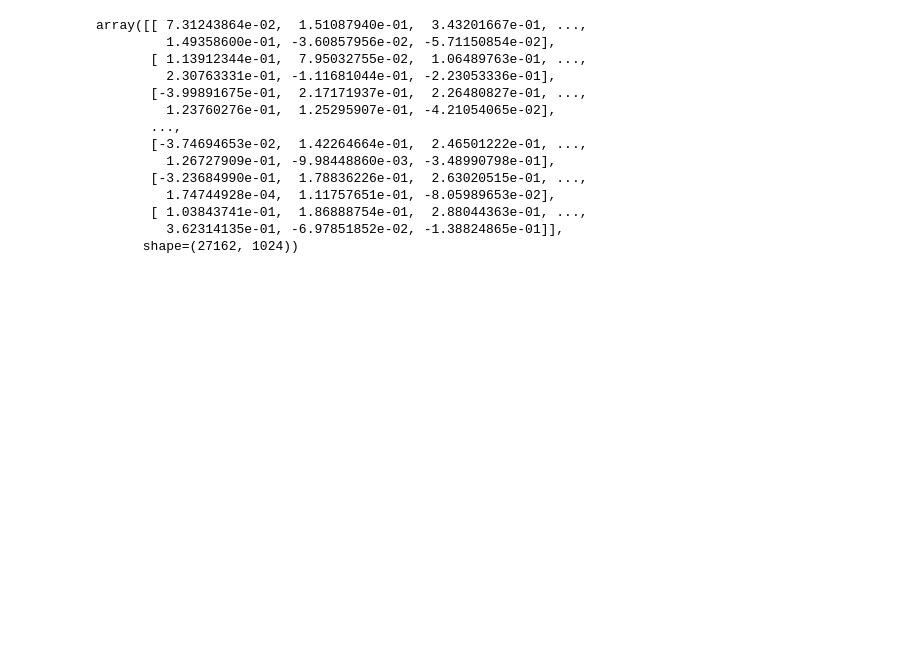
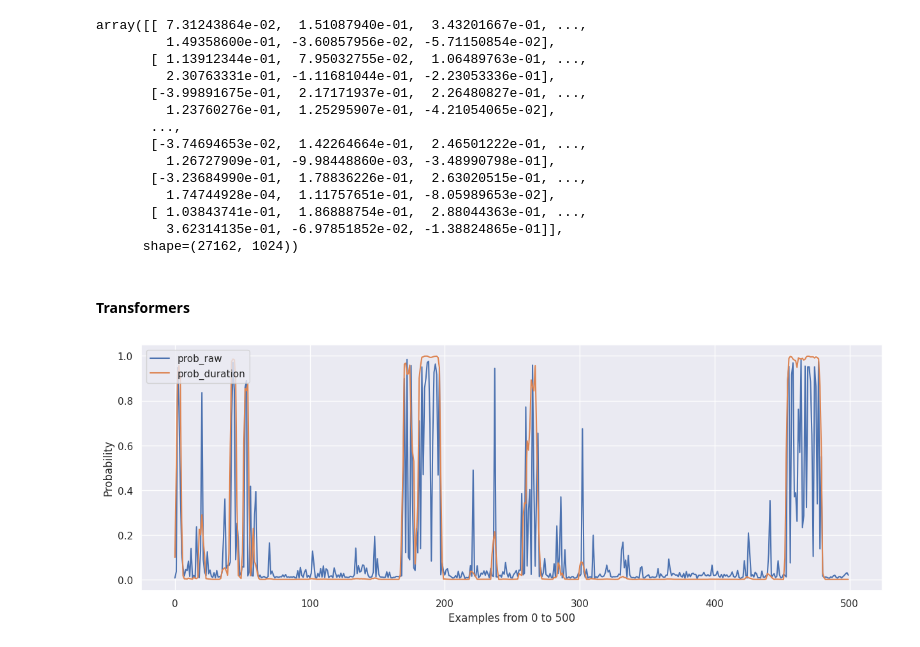
Before and after one commit to BshKatrin/RITAL-NLP-project, a Jupyter notebook: notebooks/pres_cls.ipynb, the cells around one changed output. Cells and saved outputs as stored; diff of their text form; code cells hidden in the pictures; blank space fills up the shorter version.

```diff
--- a/notebooks/pres_cls.ipynb
+++ b/notebooks/pres_cls.ipynb
@@ -244,3 +247,26 @@ model.fit(X_train_concat, y_train_concat)
 pd.DataFrame(data={
     "prob_1":np.pad(model.predict_proba(X_train_concat)[:, 1], 1, mode="edge")
 }).to_csv("../Dataset/submissions/submission-movie-test.csv", index=False)
+# %% [markdown]
+#### Transformers
+# %%
+#probs_bert = pd.read_csv("../Dataset/predictions/presidents_test_pred_head.csv")["prob_1"].values
+probs_bert_lstm = pd.read_csv("../Dataset/predictions/presidents_test_smoothed_probs_lstm.csv")
+# %%
+df = pd.DataFrame(data={
+    "prob_bert":probs_bert_lstm["base_prob_1"],
+    "probs_bert_lstm":probs_bert_lstm["smoothed_prob_1"]
+})
+
+fig=plt.figure(figsize=(15, 5))
+mn, mx = 0, 500
+#sns.lineplot(df["true"].iloc[mn:mx], label="true")
+sns.lineplot(df["prob_bert"].iloc[mn:mx], label="prob_raw")
+sns.lineplot(df["probs_bert_lstm"].iloc[mn:mx], label="prob_duration")
+
+plt.xlabel(f"Examples from {mn} to {mx}")
+plt.ylabel("Probability")
+plt.legend(loc="upper left")
+fig.savefig("plots/bert_lstm_smooth.pdf", bbox_inches="tight")
+# %% [output]
+[figure, added]
```
Also changed, not shown: parts of 2 cells of this notebook, 5 other files.
